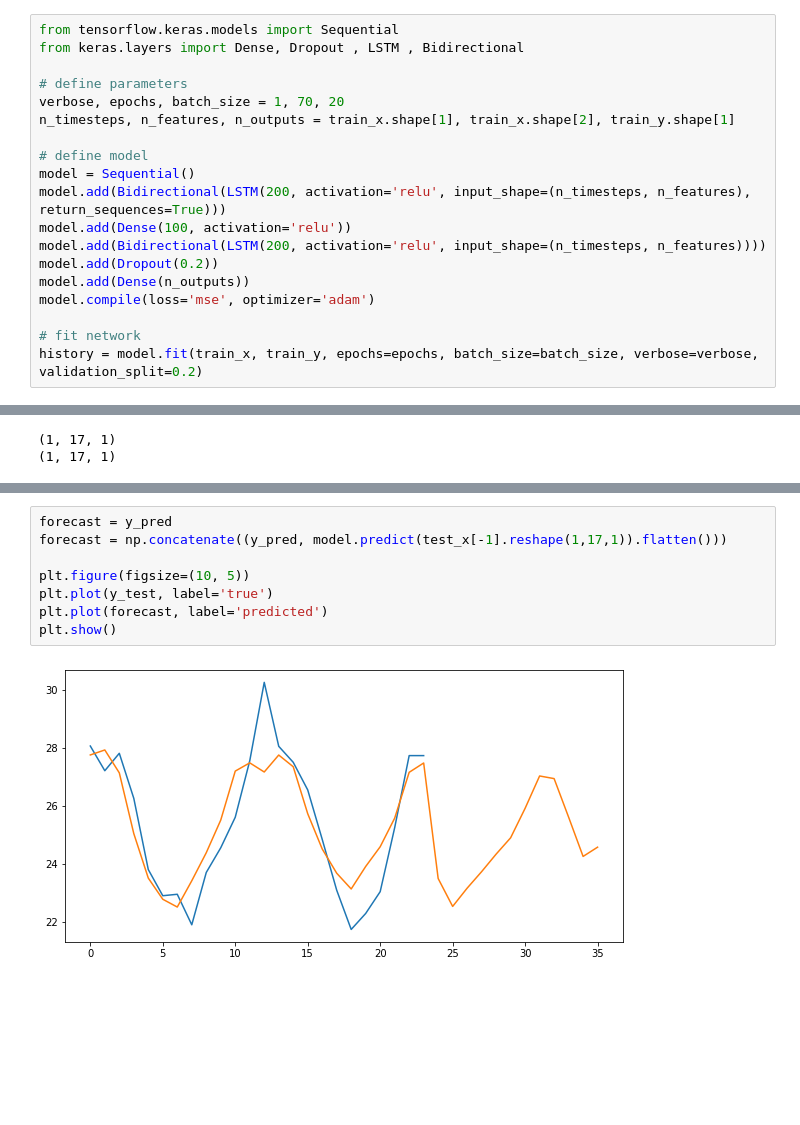
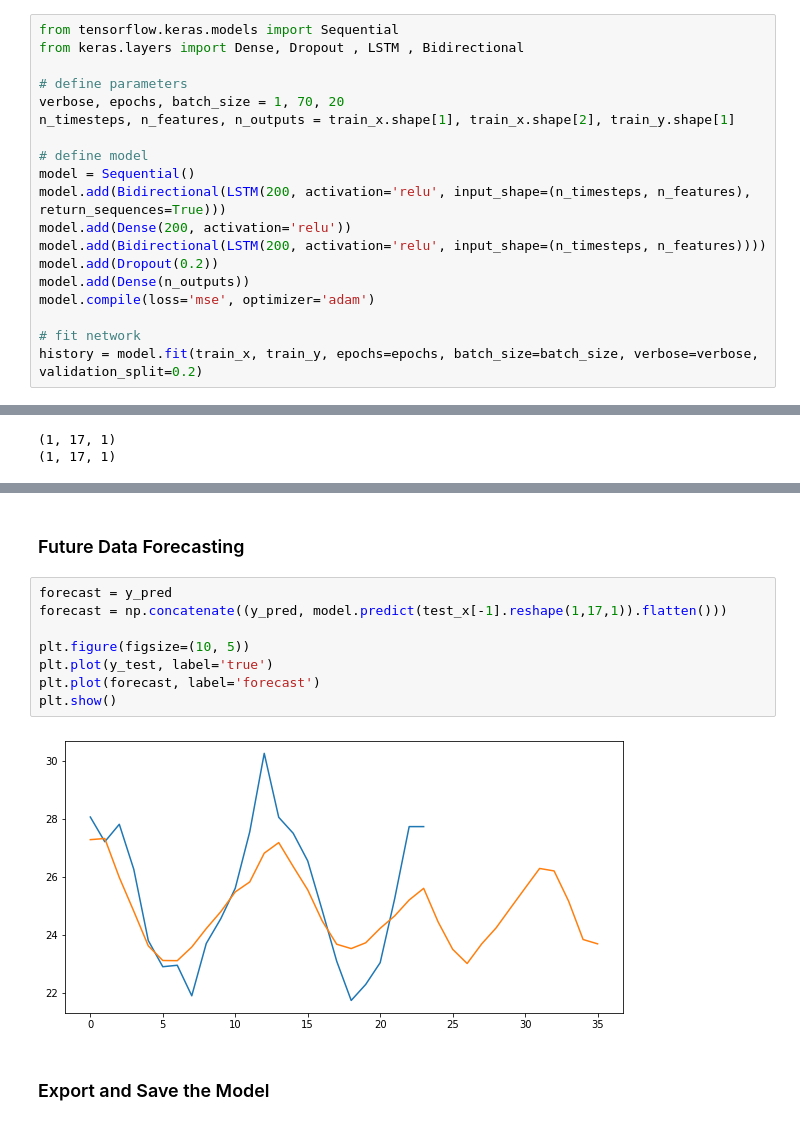
Before and after one commit to valenottaviano/Rio-Temperature-Forecasting, a Jupyter notebook: LSTM Multivariable Multi-step Forecasting.ipynb, the cells around one changed output, grey strips where cells are left out. Cells and saved outputs as stored; diff of their text form; blank space fills up the shorter version.

```diff
--- a/LSTM Multivariable Multi-step Forecasting.ipynb
+++ b/LSTM Multivariable Multi-step Forecasting.ipynb
@@ -157,7 +163,7 @@ n_timesteps, n_features, n_outputs = train_x.shape[1], train_x.shape[2], train_y
 # define model
 model = Sequential()
 model.add(Bidirectional(LSTM(200, activation='relu', input_shape=(n_timesteps, n_features), return_sequences=True)))
-model.add(Dense(100, activation='relu'))
+model.add(Dense(200, activation='relu'))
 model.add(Bidirectional(LSTM(200, activation='relu', input_shape=(n_timesteps, n_features))))
 model.add(Dropout(0.2))
 model.add(Dense(n_outputs))
@@ -247,10 +247,14 @@ plt.show()
+# %% [markdown]
+### Future Data Forecasting
 # %%
 forecast = y_pred
 forecast = np.concatenate((y_pred, model.predict(test_x[-1].reshape(1,17,1)).flatten()))
 
 plt.figure(figsize=(10, 5))
 plt.plot(y_test, label='true')
-plt.plot(forecast, label='predicted')
+plt.plot(forecast, label='forecast')
 plt.show()
 # %% [output]
-[figure, old version]
+[figure, new version]
+# %% [markdown]
+### Export and Save the Model
```
Also changed, not shown: parts of 9 cells of this notebook, 5 other files.
